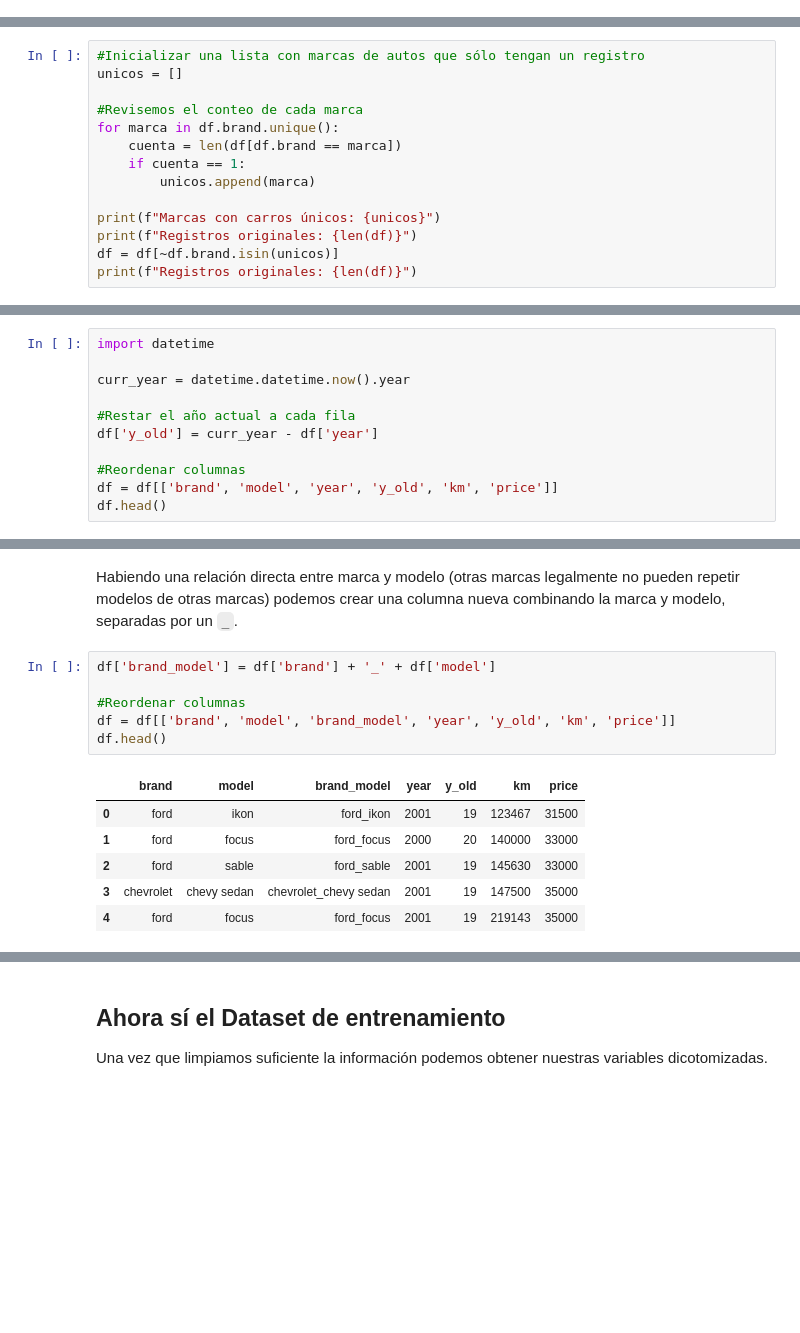
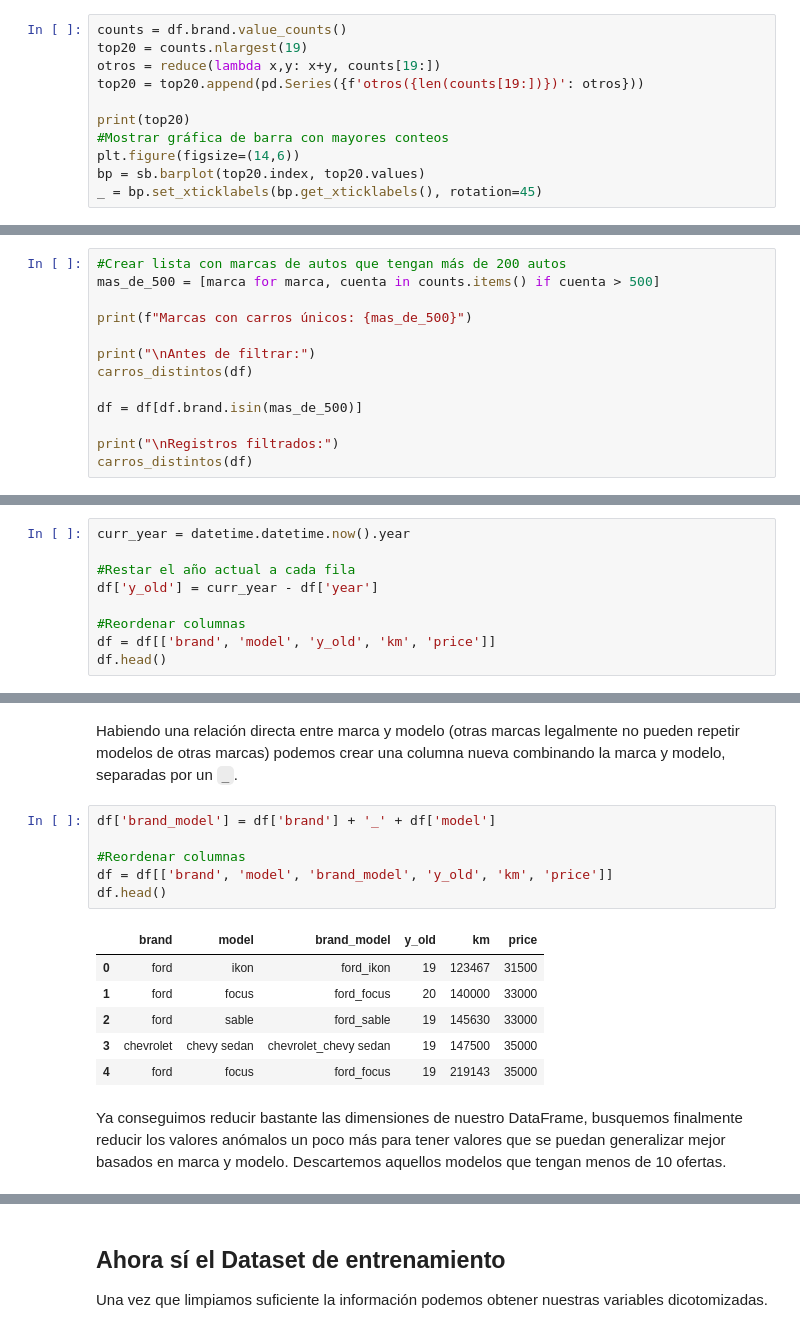
Before and after one commit to samygp/mx-car-prices, a Jupyter notebook: create_training_data.ipynb, the cells around one changed output, grey strips where cells are left out. Saved outputs shown, nothing was run; the diff lists cells and outputs as text; blank space fills up the shorter version.

```diff
--- a/create_training_data.ipynb
+++ b/create_training_data.ipynb
@@ -94,0 +132,11 @@ Empecemos por ver cuántos vehículos hay por marca, y descartar las marcas dond
+# %%
+counts = df.brand.value_counts()
+top20 = counts.nlargest(19)
+otros = reduce(lambda x,y: x+y, counts[19:])
+top20 = top20.append(pd.Series({f'otros({len(counts[19:])})': otros}))
+
+print(top20)
+#Mostrar gráfica de barra con mayores conteos
+plt.figure(figsize=(14,6))
+bp = sb.barplot(top20.index, top20.values)
+_ = bp.set_xticklabels(bp.get_xticklabels(), rotation=45)
@@ -95,15 +164,14 @@ Empecemos por ver cuántos vehículos hay por marca, y descartar las marcas dond
 # %%
-#Inicializar una lista con marcas de autos que sólo tengan un registro
-unicos = []
+#Crear lista con marcas de autos que tengan más de 200 autos
+mas_de_500 = [marca for marca, cuenta in counts.items() if cuenta > 500]
 
-#Revisemos el conteo de cada marca
-for marca in df.brand.unique():
-    cuenta = len(df[df.brand == marca])
-    if cuenta == 1:
-        unicos.append(marca)
+print(f"Marcas con carros únicos: {mas_de_500}")
 
-print(f"Marcas con carros únicos: {unicos}")
-print(f"Registros originales: {len(df)}")
-df = df[~df.brand.isin(unicos)]
-print(f"Registros originales: {len(df)}")
+print("\nAntes de filtrar:")
+carros_distintos(df)
+
+df = df[df.brand.isin(mas_de_500)]
+
+print("\nRegistros filtrados:")
+carros_distintos(df)
 # %% [output]
@@ -147,14 +232,12 @@ df.head()
 
 Otra cosa que vale destacar es que, en este especifico caso, estamos lidiando con una variable numérica que por sí misma no es tan significativa tal y como está, porque el factor que deprecia al auto junto con el kilometraje, no es tal cual el año, sino la antigüedad, excepto en autos de colección (que no es el caso para este estudio). Agreguemos una columna para cuantificar esto, restándole el año actual a cada fila.
 # %%
-import datetime
-
 curr_year = datetime.datetime.now().year
 
 #Restar el año actual a cada fila
 df['y_old'] = curr_year - df['year']
 
 #Reordenar columnas
-df = df[['brand', 'model', 'year', 'y_old', 'km', 'price']]
+df = df[['brand', 'model', 'y_old', 'km', 'price']]
 df.head()
 # %% [output]
@@ -169,13 +252,15 @@ Habiendo una relación directa entre marca y modelo (otras marcas legalmente no
 # %%
 df['brand_model'] = df['brand'] + '_' + df['model']
 
 #Reordenar columnas
-df = df[['brand', 'model', 'brand_model', 'year', 'y_old', 'km', 'price']]
+df = df[['brand', 'model', 'brand_model', 'y_old', 'km', 'price']]
 df.head()
 # %% [output]
-|  | brand | model | brand_model | year | y_old | km | price |
-| 0 | ford | ikon | ford_ikon | 2001 | 19 | 123467 | 31500 |
-| 1 | ford | focus | ford_focus | 2000 | 20 | 140000 | 33000 |
-| 2 | ford | sable | ford_sable | 2001 | 19 | 145630 | 33000 |
-| 3 | chevrolet | chevy sedan | chevrolet_chevy sedan | 2001 | 19 | 147500 | 35000 |
-| 4 | ford | focus | ford_focus | 2001 | 19 | 219143 | 35000 |
+|  | brand | model | brand_model | y_old | km | price |
+| 0 | ford | ikon | ford_ikon | 19 | 123467 | 31500 |
+| 1 | ford | focus | ford_focus | 20 | 140000 | 33000 |
+| 2 | ford | sable | ford_sable | 19 | 145630 | 33000 |
+| 3 | chevrolet | chevy sedan | chevrolet_chevy sedan | 19 | 147500 | 35000 |
+| 4 | ford | focus | ford_focus | 19 | 219143 | 35000 |
+# %% [markdown]
+Ya conseguimos reducir bastante las dimensiones de nuestro DataFrame, busquemos finalmente reducir los valores anómalos un poco más para tener valores que se puedan generalizar mejor basados en marca y modelo. Descartemos aquellos modelos que tengan menos de 10 ofertas.
```
Also changed, not shown: parts of 17 cells of this notebook.
